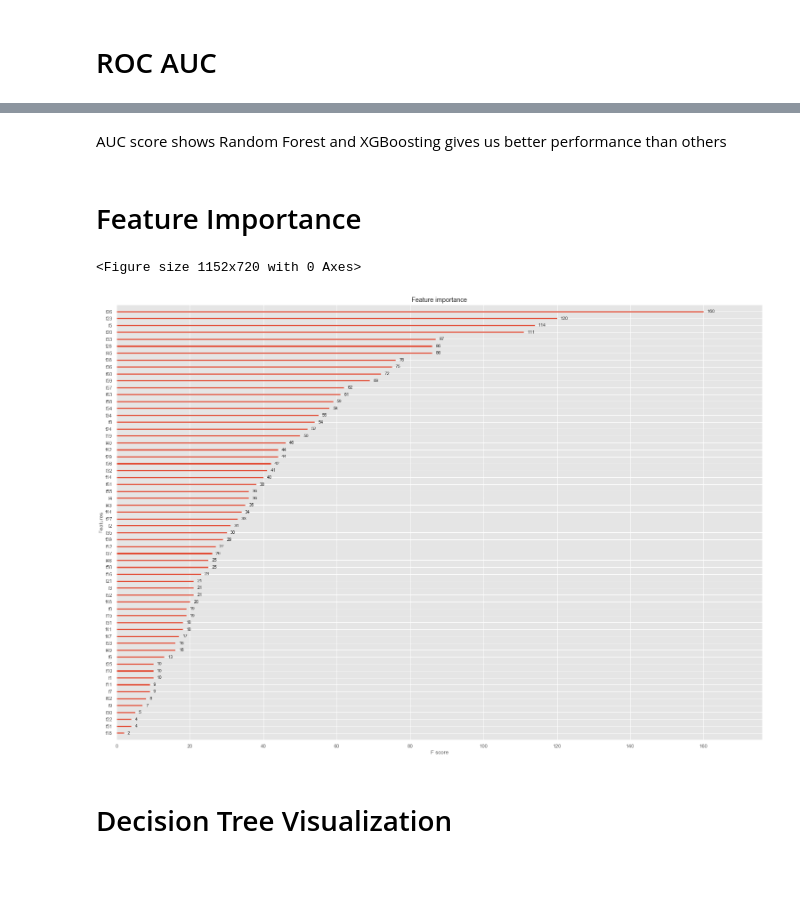
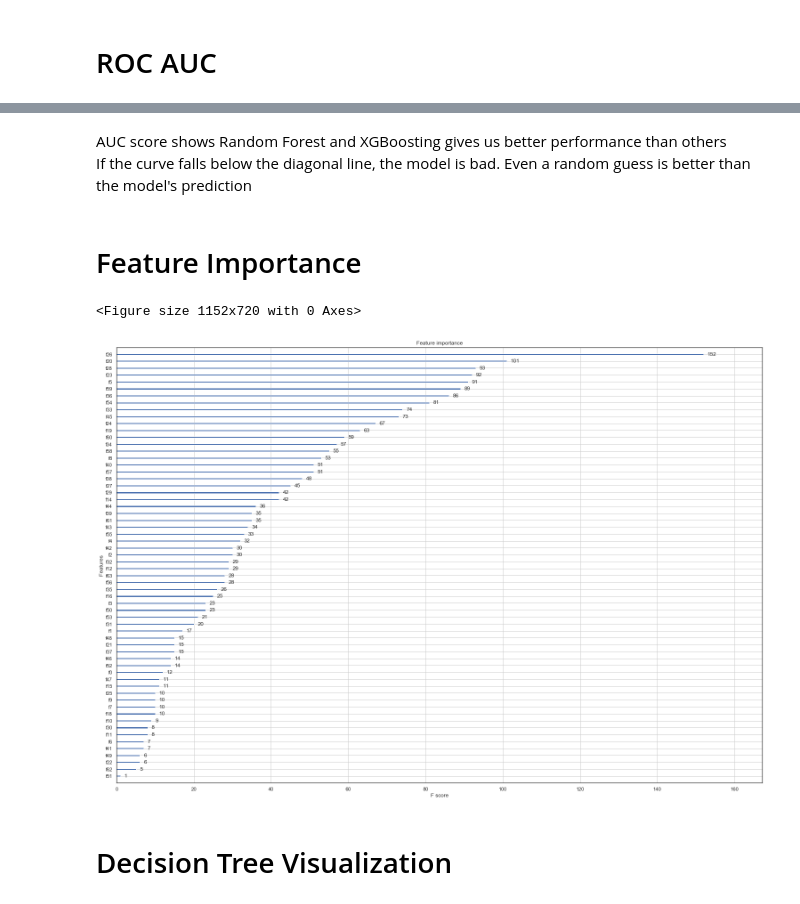
Before and after one commit to PythonNewLearner/Machine-Learning-_-Bankcruptcy, a Jupyter notebook: project.ipynb, the cells around one changed output, grey strips where cells are left out. Cells and saved outputs as stored; diff of their text form; code cells hidden in the pictures; blank space fills up the shorter version.

```diff
--- a/project.ipynb
+++ b/project.ipynb
@@ -155,7 +157,7 @@ Imputing row 5901/5910 with 1 missing, elapsed time: 12.251
 # %%
-#Normalization
+#Standtardize the data
 scaler=StandardScaler()
-X_filled_knn=scaler.fit_transform(X_filled_knn)
+#X_filled_knn=scaler.fit_transform(X_filled_knn)
 # %%
 df_KNN=pd.DataFrame(X_filled_knn,columns=X.columns)
 # %% [markdown]
@@ -224,7 +226,7 @@ f2=make_scorer(fbeta_score,beta=2)
 #Over-Sampling (SMOTE)
 from imblearn.over_sampling import SMOTE
 sm=SMOTE(random_state=2019)
-pipe1=make_pipline_imb(SMOTE(random_state=2019),LogisticRegression(solver='lbfgs',random_state=2019))
+pipe1=make_pipline_imb(scaler,SMOTE(random_state=2019),LogisticRegression(solver='lbfgs',random_state=2019))
 skf=StratifiedKFold(n_splits=5,shuffle=True,random_state=2019)
 # %%
 #prepare a df to metrics
@@ -330,6 +332,8 @@ for train_index,test_index in skf.split(X_filled_knn,y):
     X_train,X_test=X_filled_knn[train_index],X_filled_knn[test_index]
     y_train,y_test=y.iloc[train_index].values,y.iloc[test_index].values
     y_train,y_test=y_train.reshape(-1,1),y_test.reshape(-1,1)
+
+    X_train=scaler.fit_transform(X_train)
 
     logreg=LogisticRegression(random_state=2019,solver='lbfgs')
     logreg.fit(X_train,y_train.ravel())
@@ -1136,5 +1152,6 @@ AUC score for XGBoosting: 0.9131
 # %% [markdown]
-AUC score shows Random Forest and XGBoosting gives us better performance than others
+AUC score shows Random Forest and XGBoosting gives us better performance than others <br>
+If the curve falls below the diagonal line, the model is bad. Even a random guess is better than the model's prediction
 # %% [markdown]
 # Feature Importance
 # %%
@@ -1144,20 +1162,22 @@ my_model = XGBClassifier(max_depth=5,n_estimators=100)
 # %%
+X_train=scaler.fit_transform(X_train)
 sm = SMOTE(random_state=2019)
+
 X_res, y_res = sm.fit_resample(X_train, y_train)
-my_model = XGBClassifier(max_depth=5,n_estimators=100)
+my_model = XGBClassifier(max_depth=6,n_estimators=50)
 my_model.fit(X_res,y_res)
 
-plt.style.use('ggplot')
+#plt.style.use('ggplot')
 plt.figure(figsize=(16,10))
 ax=plot_importance(my_model)
 #plot_tree(my_model, num_trees=1)
 #to_graphviz(my_model, num_trees=1)
 fig = ax.figure
 fig.set_size_inches(26, 18)
 plt.show();
 # %% [output]
 <Figure size 1152x720 with 0 Axes>
-[figure, old version]
+[figure, new version]
 # %% [markdown]
 # Decision Tree Visualization
 # %%
```
Also changed, not shown: parts of 47 cells of this notebook.
